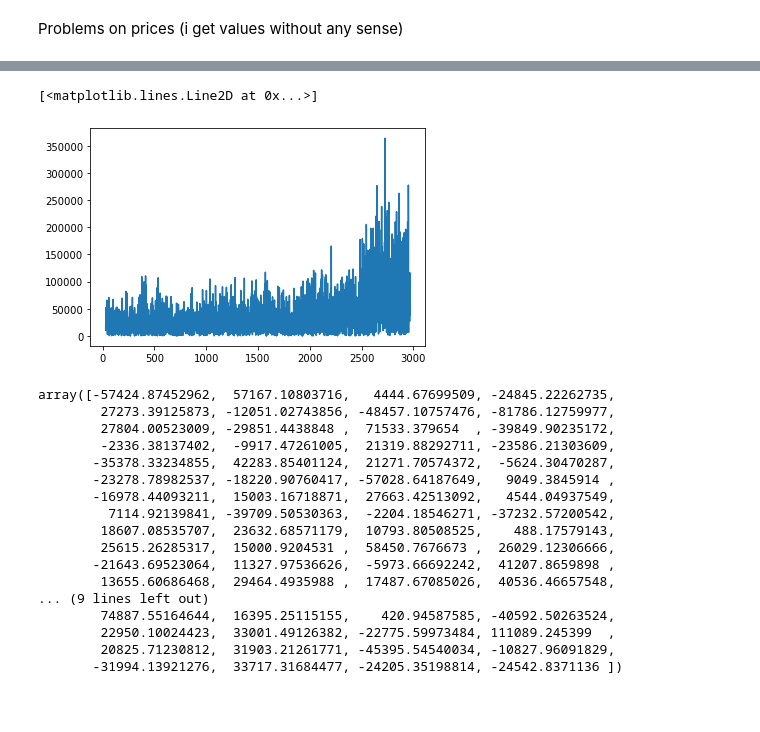
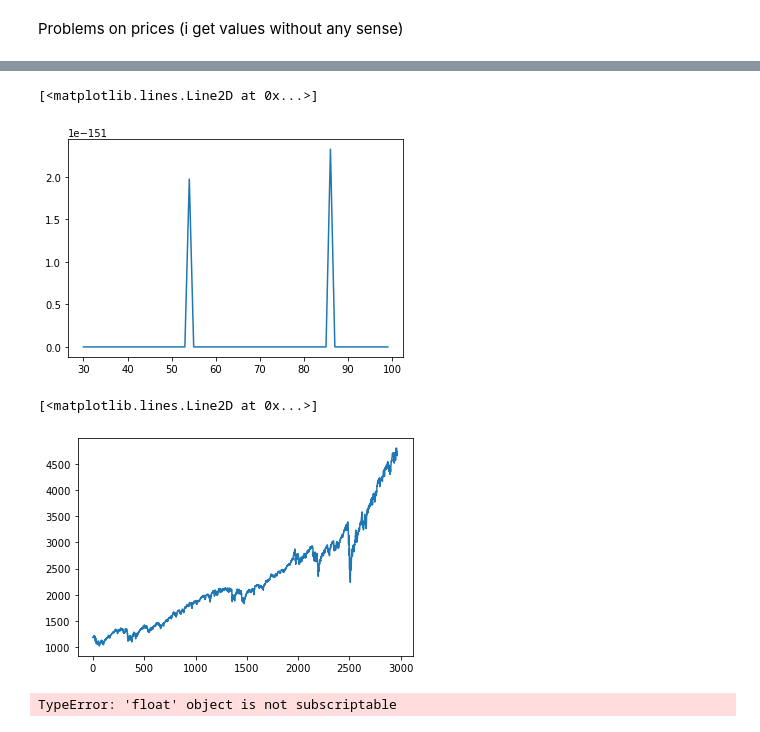
Before and after one commit to aidinattar/Volatility-carry-trading-strategy, a Jupyter notebook: Project.ipynb, the cells around one changed output, grey strips where cells are left out. Cells and saved outputs as stored; diff of their text form; code cells hidden in the pictures; blank space fills up the shorter version.

```diff
--- a/Project.ipynb
+++ b/Project.ipynb
@@ -612,25 +631,10 @@ sns.jointplot(x='mean_sim', y='resid', data=UX1, kind='reg')
 # %%
-plt.plot(prices1[:,0])
+plt.plot(prices1[0:100,0])
 # %% [output]
 [<matplotlib.lines.Line2D at 0x...>]
-[figure, old version]
+[figure, new version]
 # %%
-prices1[400,:]
+plt.plot(SPX_price.Close.values)
 # %% [output]
-array([-57424.87452962,  57167.10803716,   4444.67699509, -24845.22262735,
-        27273.39125873, -12051.02743856, -48457.10757476, -81786.12759977,
-        27804.00523009, -29851.4438848 ,  71533.379654  , -39849.90235172,
-        -2336.38137402,  -9917.47261005,  21319.88292711, -23586.21303609,
-       -35378.33234855,  42283.85401124,  21271.70574372,  -5624.30470287,
-       -23278.78982537, -18220.90760417, -57028.64187649,   9049.3845914 ,
-       -16978.44093211,  15003.16718871,  27663.42513092,   4544.04937549,
-         7114.92139841, -39709.50530363,  -2204.18546271, -37232.57200542,
-        18607.08535707,  23632.68571179,  10793.80508525,    488.17579143,
-        25615.26285317,  15000.9204531 ,  58450.7676673 ,  26029.12306666,
-       -21643.69523064,  11327.97536626,  -5973.66692242,  41207.8659898 ,
-        13655.60686468,  29464.4935988 ,  17487.67085026,  40536.46657548,
-... (9 lines left out)
-        74887.55164644,  16395.25115155,    420.94587585, -40592.50263524,
-        22950.10024423,  33001.49126382, -22775.59973484, 111089.245399  ,
-        20825.71230812,  31903.21261771, -45395.54540034, -10827.96091829,
-       -31994.13921276,  33717.31684477, -24205.35198814, -24542.8371136 ])
+[<matplotlib.lines.Line2D at 0x...>]
+[figure, added]
@@ -636,0 +650,4 @@ array([-57424.87452962,  57167.10803716,   4444.67699509, -24845.22262735,
+# %%
+sol = integrate.solve_ivp(Heston_PDE, [0, Vt1.size], [S0, V10], args=[r, k1, theta1, rho, sigma1, delta])
+# %% [output]
+TypeError: 'float' object is not subscriptable
```
Also changed, not shown: parts of 11 cells of this notebook.
